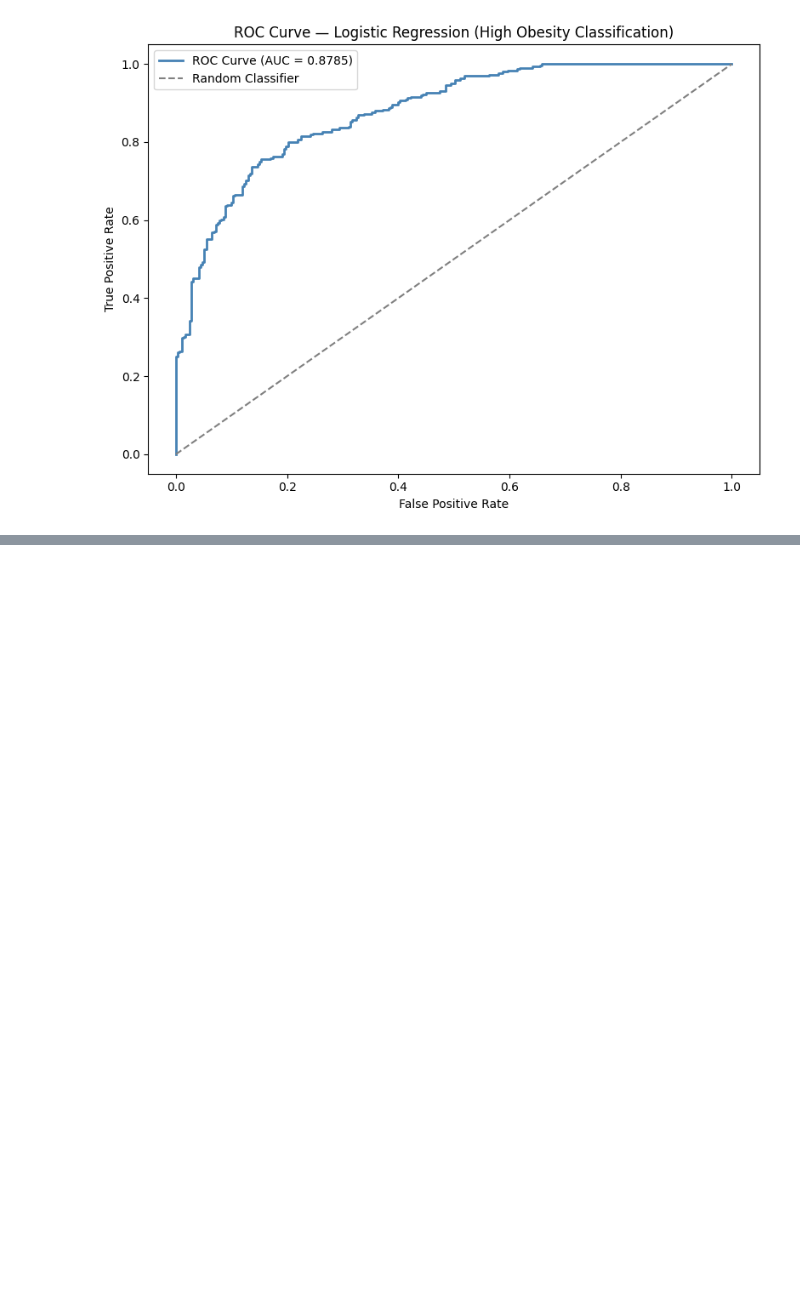
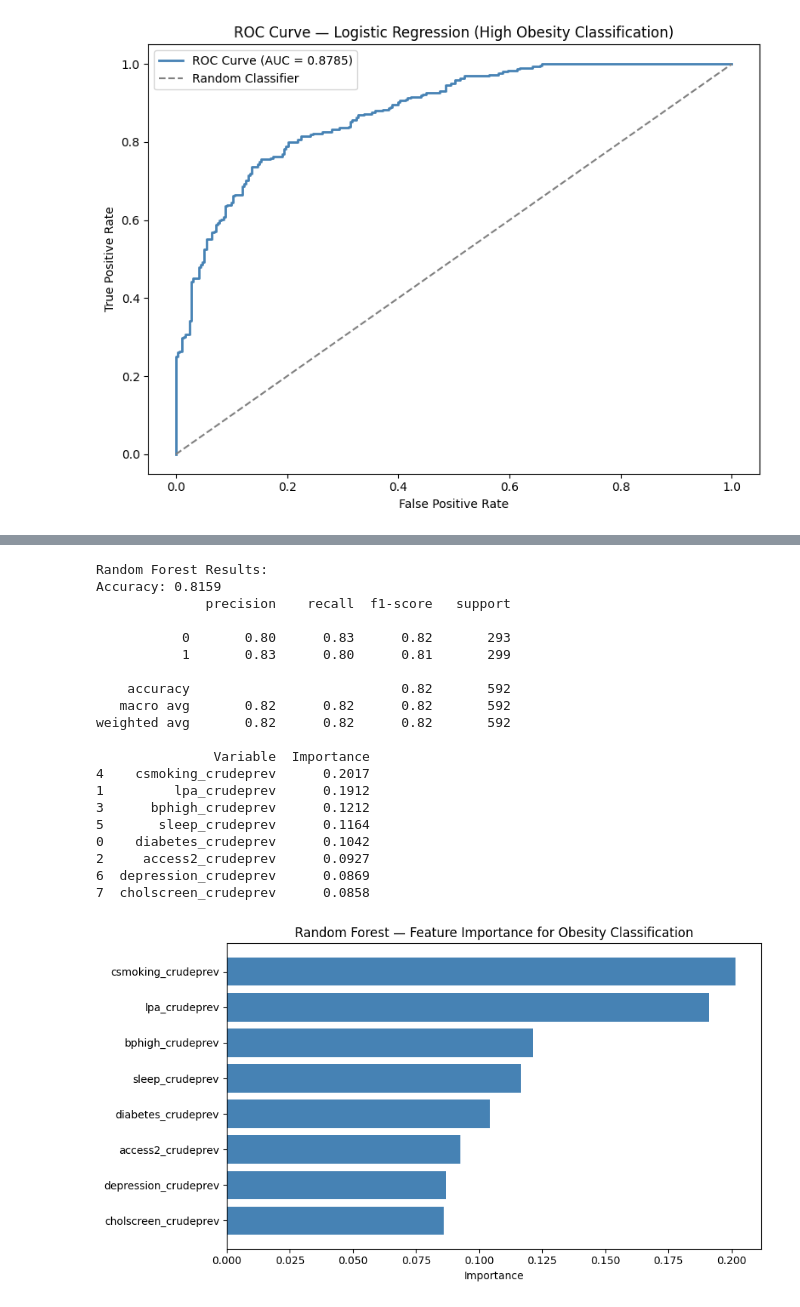
Before and after one commit to cedaco/RGV-Obesity-Project, a Jupyter notebook: Hidalgo_Obesity_Project.ipynb, the cells around one changed output, grey strips where cells are left out. Saved outputs shown, nothing was run; the diff lists cells and outputs as text; code cells hidden in the pictures; blank space fills up the shorter version.

Commit message:
Added More ML models, PCA, Kmeans, correlation, and monte carlo simulations

```diff
--- a/Hidalgo_Obesity_Project.ipynb
+++ b/Hidalgo_Obesity_Project.ipynb
@@ -201,0 +204,11 @@ plt.show()
+# %%
+from sklearn.tree import DecisionTreeClassifier
+from sklearn.ensemble import RandomForestClassifier
+
+dt_model = DecisionTreeClassifier(max_depth=5, random_state=42)
+dt_model.fit(X_train, y_train)
+y_pred_dt = dt_model.predict(X_test)
+
+print("Decision Tree Results:")
+print(f"Accuracy: {dt_model.score(X_test, y_test):.4f}")
+print(classification_report(y_test, y_pred_dt))
@@ -201,0 +226,45 @@ plt.show()
+# %%
+rf_model = RandomForestClassifier(n_estimators=100, random_state=42)
+rf_model.fit(X_train, y_train)
+y_pred_rf = rf_model.predict(X_test)
+
+print("Random Forest Results:")
+print(f"Accuracy: {rf_model.score(X_test, y_test):.4f}")
+print(classification_report(y_test, y_pred_rf))
+
+feat_imp = pd.DataFrame({
+    'Variable': X.columns,
+    'Importance': rf_model.feature_importances_
+}).sort_values('Importance', ascending=False)
+
+print(feat_imp.round(4))
+
+plt.figure(figsize=(9, 5))
+plt.barh(feat_imp['Variable'], feat_imp['Importance'], color='steelblue')
+plt.xlabel('Importance')
+plt.title('Random Forest — Feature Importance for Obesity Classification')
+plt.gca().invert_yaxis()
+plt.tight_layout()
+plt.show()
+# %% [output]
+Random Forest Results:
+Accuracy: 0.8159
+              precision    recall  f1-score   support
+
+           0       0.80      0.83      0.82       293
+           1       0.83      0.80      0.81       299
+
+    accuracy                           0.82       592
+   macro avg       0.82      0.82      0.82       592
+weighted avg       0.82      0.82      0.82       592
+
+               Variable  Importance
+4    csmoking_crudeprev      0.2017
+1         lpa_crudeprev      0.1912
+3      bphigh_crudeprev      0.1212
+5       sleep_crudeprev      0.1164
+0    diabetes_crudeprev      0.1042
+2     access2_crudeprev      0.0927
+6  depression_crudeprev      0.0869
+7  cholscreen_crudeprev      0.0858
+[figure, added]
```
Also changed, not shown: parts of 16 cells of this notebook.
